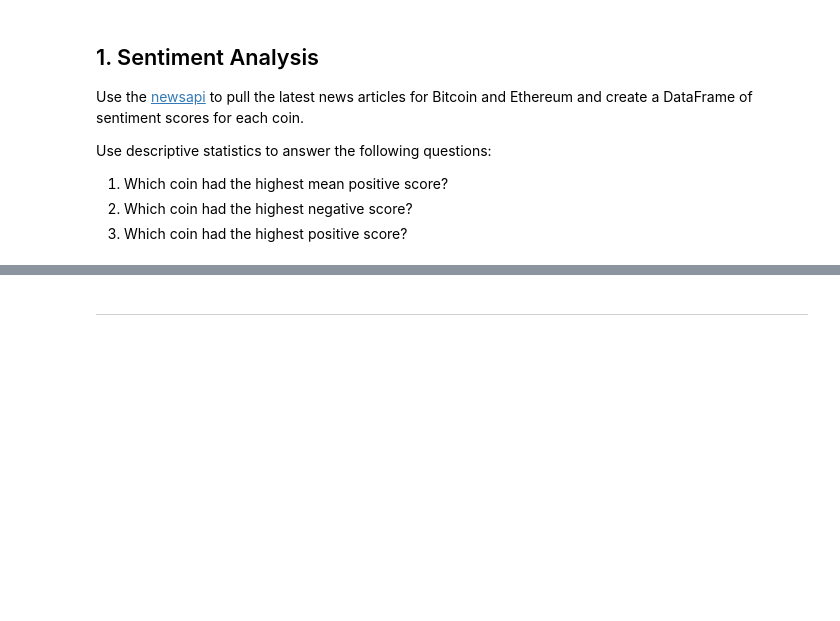
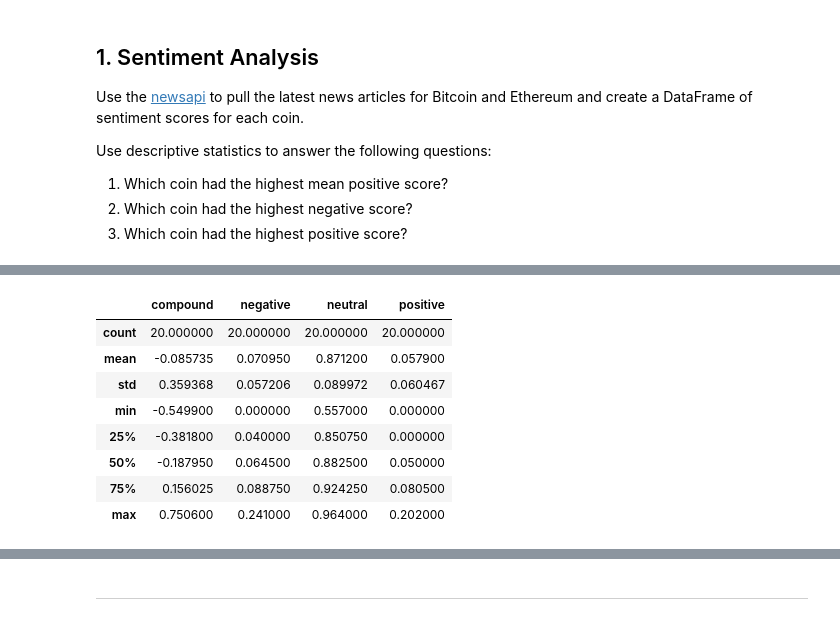
Before and after one commit to gokhanunal34/nlpHomework, a Jupyter notebook: cryptoSentimentHomework.ipynb, the cells around one changed output, grey strips where cells are left out. Saved outputs shown, nothing was run; the diff lists cells and outputs as text; code cells hidden in the pictures; blank space fills up the shorter version.

```diff
--- a/cryptoSentimentHomework.ipynb
+++ b/cryptoSentimentHomework.ipynb
@@ -87,5 +154,15 @@ btcSentimentScore
 # %%
 # Describe the Bitcoin Sentiment
-# YOUR CODE HERE!
+btcDf.describe()
+# %% [output]
+|  | compound | negative | neutral | positive |
+| count | 20.000000 | 20.000000 | 20.000000 | 20.000000 |
+| mean | -0.085735 | 0.070950 | 0.871200 | 0.057900 |
+| std | 0.359368 | 0.057206 | 0.089972 | 0.060467 |
+| min | -0.549900 | 0.000000 | 0.557000 | 0.000000 |
+| 25% | -0.381800 | 0.040000 | 0.850750 | 0.000000 |
+| 50% | -0.187950 | 0.064500 | 0.882500 | 0.050000 |
+| 75% | 0.156025 | 0.088750 | 0.924250 | 0.080500 |
+| max | 0.750600 | 0.241000 | 0.964000 | 0.202000 |
 # %%
 # Describe the Ethereum Sentiment
```
Also changed, not shown: parts of 9 cells of this notebook.
